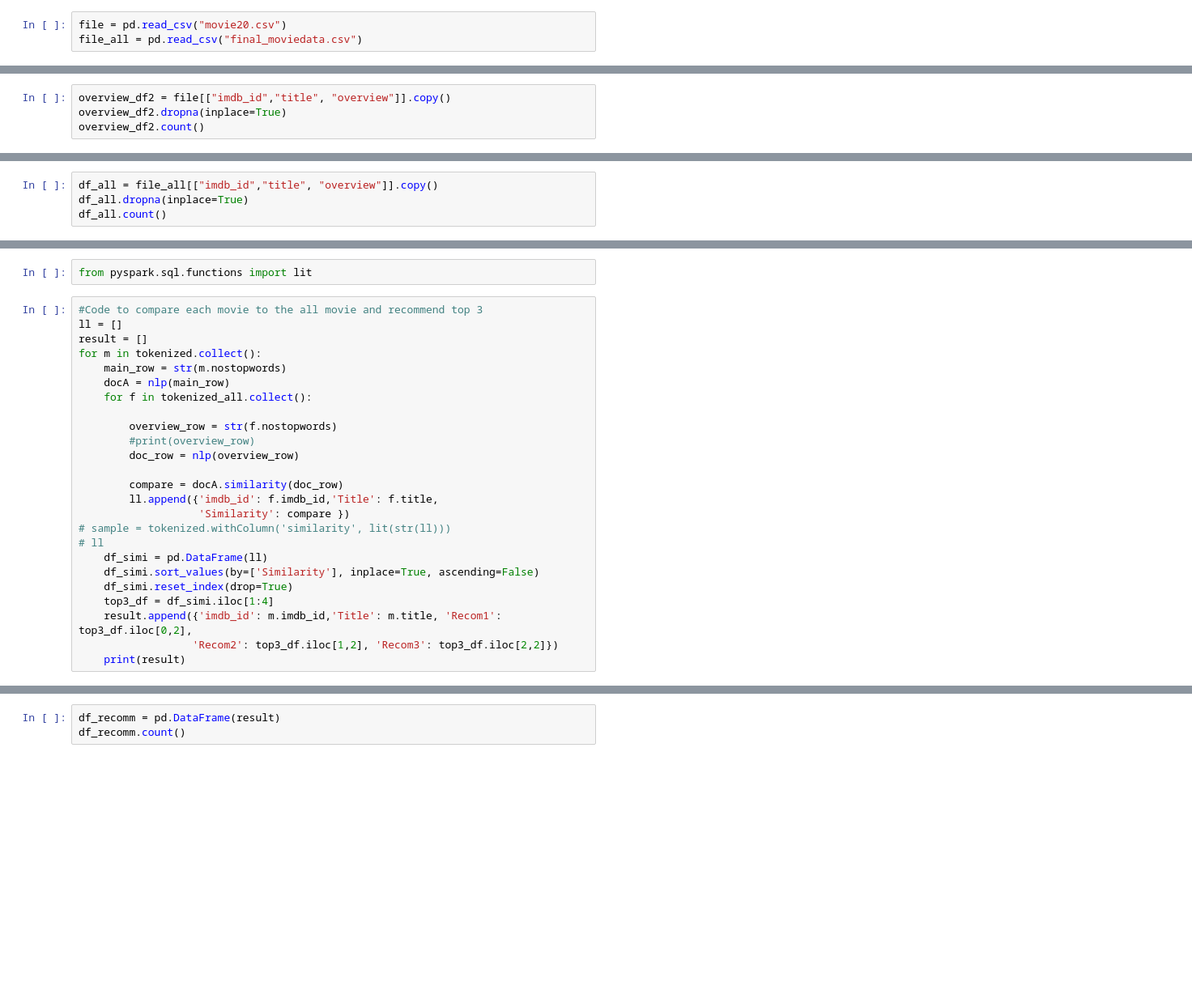
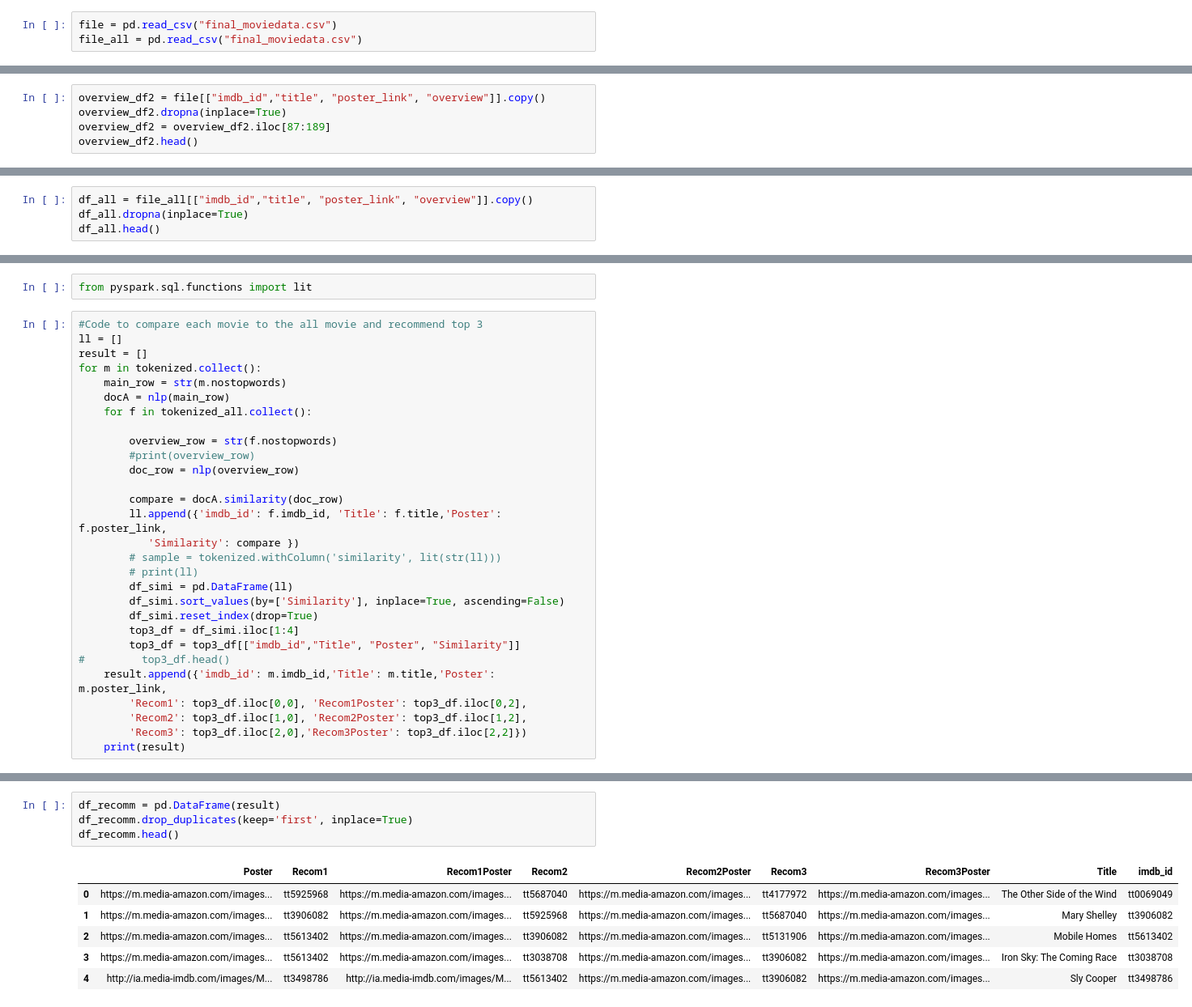
Before and after one commit to irinadrapic/moviesDashboard, a Jupyter notebook: raw/Similarity Test.ipynb, the cells around one changed output, grey strips where cells are left out. Shown at 81% size. Saved outputs shown, nothing was run; the diff lists cells and outputs as text; blank space fills up the shorter version.

Commit message:
updated recommendation file

```diff
--- a/raw/Similarity Test.ipynb
+++ b/raw/Similarity Test.ipynb
@@ -11,7 +11,7 @@ from pyspark.sql import SparkSession
 # %%
 spark = SparkSession.builder.appName('pandasToSparkDF').getOrCreate()
 # %%
-file = pd.read_csv("movie20.csv")
+file = pd.read_csv("final_moviedata.csv")
 file_all = pd.read_csv("final_moviedata.csv")
 # %%
 file = pd.DataFrame(file)
@@ -29,4 +57,5 @@ file.count()
 # %%
-overview_df2 = file[["imdb_id","title", "overview"]].copy()
+overview_df2 = file[["imdb_id","title", "poster_link", "overview"]].copy()
 overview_df2.dropna(inplace=True)
-overview_df2.count()
+overview_df2 = overview_df2.iloc[87:189]
+overview_df2.head()
@@ -33,4 +69,4 @@ overview_df2.count()
 # %%
-df_all = file_all[["imdb_id","title", "overview"]].copy()
+df_all = file_all[["imdb_id","title", "poster_link", "overview"]].copy()
 df_all.dropna(inplace=True)
-df_all.count()
+df_all.head()
@@ -89,14 +230,18 @@ for m in tokenized.collect():
         doc_row = nlp(overview_row)
 
         compare = docA.similarity(doc_row)
-        ll.append({'imdb_id': f.imdb_id,'Title': f.title,
-                   'Similarity': compare })
-# sample = tokenized.withColumn('similarity', lit(str(ll)))
-# ll
-    df_simi = pd.DataFrame(ll)
-    df_simi.sort_values(by=['Similarity'], inplace=True, ascending=False)
-    df_simi.reset_index(drop=True)
-    top3_df = df_simi.iloc[1:4]
-    result.append({'imdb_id': m.imdb_id,'Title': m.title, 'Recom1': top3_df.iloc[0,2],
-                  'Recom2': top3_df.iloc[1,2], 'Recom3': top3_df.iloc[2,2]})
+        ll.append({'imdb_id': f.imdb_id, 'Title': f.title,'Poster': f.poster_link,
+           'Similarity': compare })
+        # sample = tokenized.withColumn('similarity', lit(str(ll)))
+        # print(ll)
+        df_simi = pd.DataFrame(ll)
+        df_simi.sort_values(by=['Similarity'], inplace=True, ascending=False)
+        df_simi.reset_index(drop=True)
+        top3_df = df_simi.iloc[1:4]
+        top3_df = top3_df[["imdb_id","Title", "Poster", "Similarity"]]
+#         top3_df.head()
+    result.append({'imdb_id': m.imdb_id,'Title': m.title,'Poster': m.poster_link,
+        'Recom1': top3_df.iloc[0,0], 'Recom1Poster': top3_df.iloc[0,2],
+        'Recom2': top3_df.iloc[1,0], 'Recom2Poster': top3_df.iloc[1,2],
+        'Recom3': top3_df.iloc[2,0],'Recom3Poster': top3_df.iloc[2,2]})
     print(result)
@@ -104,4 +288,12 @@ for m in tokenized.collect():
 # Importing recommandation to csv
 # %%
 df_recomm = pd.DataFrame(result)
-df_recomm.count()
+df_recomm.drop_duplicates(keep='first', inplace=True)
+df_recomm.head()
+# %% [output]
+|  | Poster | Recom1 | Recom1Poster | Recom2 | Recom2Poster | Recom3 | Recom3Poster | Title | imdb_id |
+| 0 | https://m.media-amazon.com/images... | tt5925968 | https://m.media-amazon.com/images... | tt5687040 | https://m.media-amazon.com/images... | tt4177972 | https://m.media-amazon.com/images... | The Other Side of the Wind | tt0069049 |
+| 1 | https://m.media-amazon.com/images... | tt3906082 | https://m.media-amazon.com/images... | tt5925968 | https://m.media-amazon.com/images... | tt5687040 | https://m.media-amazon.com/images... | Mary Shelley | tt3906082 |
+| 2 | https://m.media-amazon.com/images... | tt5613402 | https://m.media-amazon.com/images... | tt3906082 | https://m.media-amazon.com/images... | tt5131906 | https://m.media-amazon.com/images... | Mobile Homes | tt5613402 |
+| 3 | https://m.media-amazon.com/images... | tt5613402 | https://m.media-amazon.com/images... | tt3038708 | https://m.media-amazon.com/images... | tt3906082 | https://m.media-amazon.com/images... | Iron Sky: The Coming Race | tt3038708 |
+| 4 | http://ia.media-imdb.com/images/M... | tt3498786 | http://ia.media-imdb.com/images/M... | tt5613402 | https://m.media-amazon.com/images... | tt3906082 | https://m.media-amazon.com/images... | Sly Cooper | tt3498786 |
```
Also changed, not shown: parts of 17 cells of this notebook, 4 other files.
